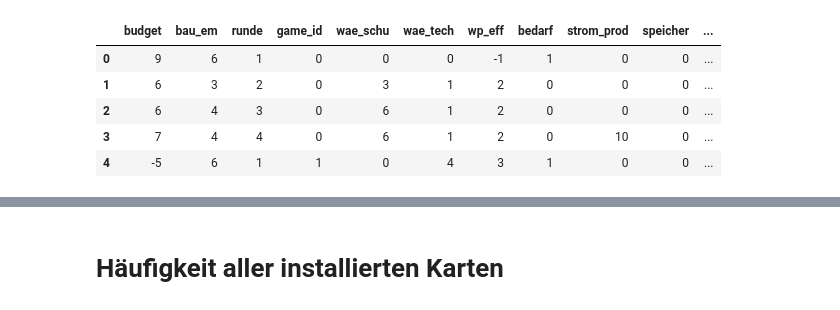
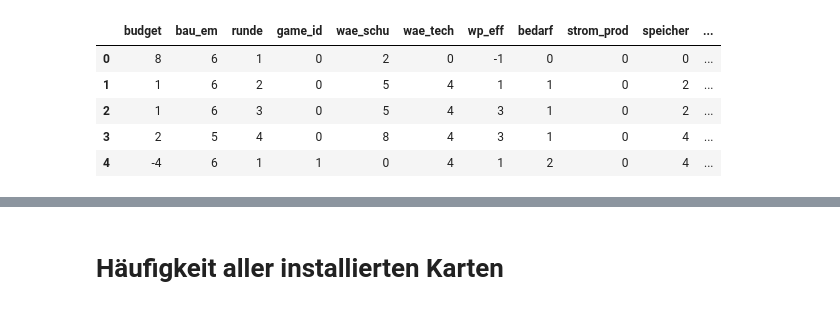
Before and after one commit to simonschaluppe/KlimSta-Brettspiel, a Jupyter notebook: analysis.ipynb, the cells around one changed output, grey strips where cells are left out. Cells and saved outputs as stored; diff of their text form; code cells hidden in the pictures.

```diff
--- a/analysis.ipynb
+++ b/analysis.ipynb
@@ -1,17 +1,19 @@
 # %%
 import pandas as pd
 import seaborn as sns
 
-df_all = pd.read_parquet("History.parquet")
-cards = pd.read_pickle("cards.pkl")
+my_folder = "MultislotKartenNerf"
+
+df_all = pd.read_parquet(my_folder + "/History.parquet")
+cards = pd.read_pickle(my_folder + "/cards.pkl")
 df_all.head(5)
 # %% [output]
 |  | budget | bau_em | runde | game_id | wae_schu | wae_tech | wp_eff | bedarf | strom_prod | speicher | ... |
-| 0 | 9 | 6 | 1 | 0 | 0 | 0 | -1 | 1 | 0 | 0 | ... |
-| 1 | 6 | 3 | 2 | 0 | 3 | 1 | 2 | 0 | 0 | 0 | ... |
-| 2 | 6 | 4 | 3 | 0 | 6 | 1 | 2 | 0 | 0 | 0 | ... |
-| 3 | 7 | 4 | 4 | 0 | 6 | 1 | 2 | 0 | 10 | 0 | ... |
-| 4 | -5 | 6 | 1 | 1 | 0 | 4 | 3 | 1 | 0 | 0 | ... |
+| 0 | 8 | 6 | 1 | 0 | 2 | 0 | -1 | 0 | 0 | 0 | ... |
+| 1 | 1 | 6 | 2 | 0 | 5 | 4 | 1 | 1 | 0 | 2 | ... |
+| 2 | 1 | 6 | 3 | 0 | 5 | 4 | 3 | 1 | 0 | 2 | ... |
+| 3 | 2 | 5 | 4 | 0 | 8 | 4 | 3 | 1 | 0 | 4 | ... |
+| 4 | -4 | 6 | 1 | 1 | 0 | 4 | 1 | 2 | 0 | 4 | ... |
 # %%
 cards.tail()
 # %% [output]
```
Also changed, not shown: parts of 10 cells of this notebook, 5 other files.
